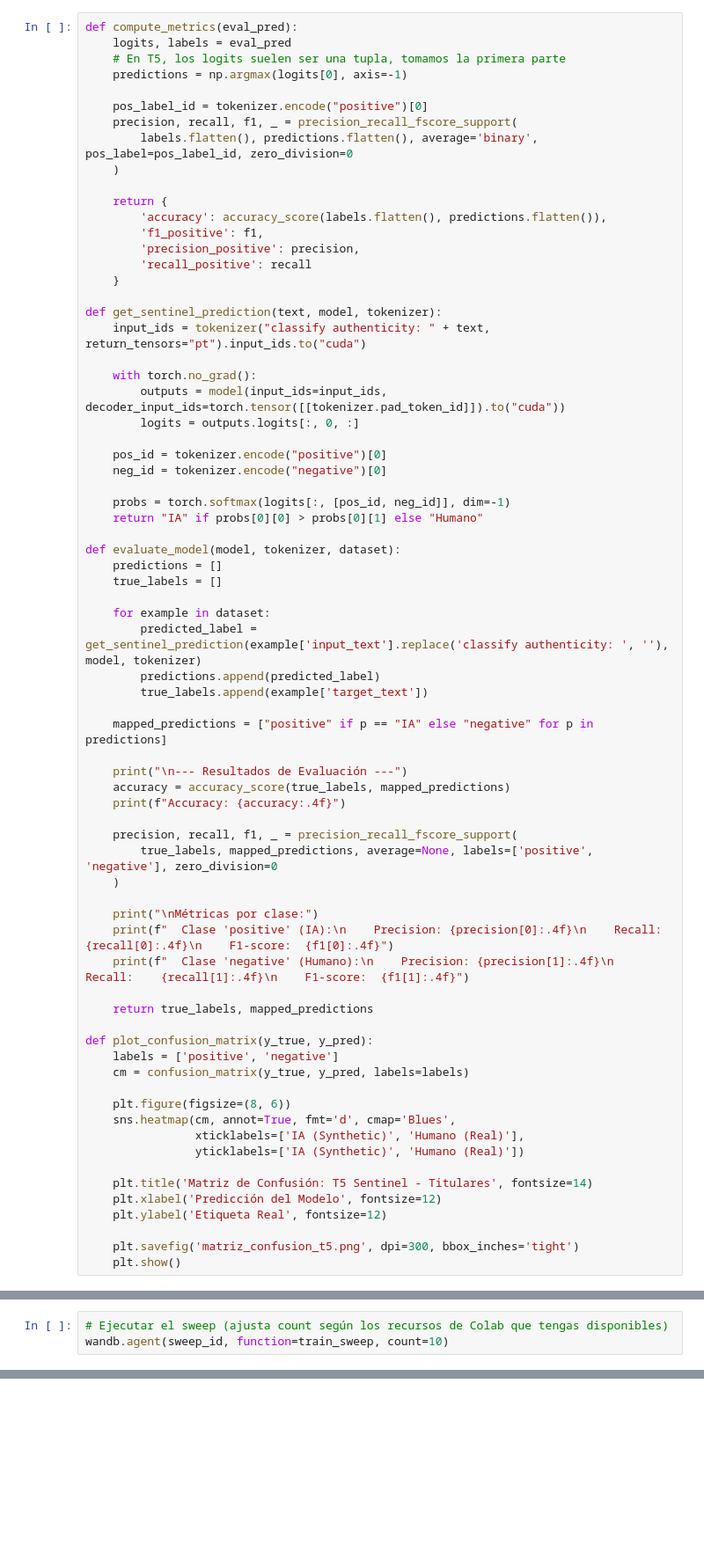
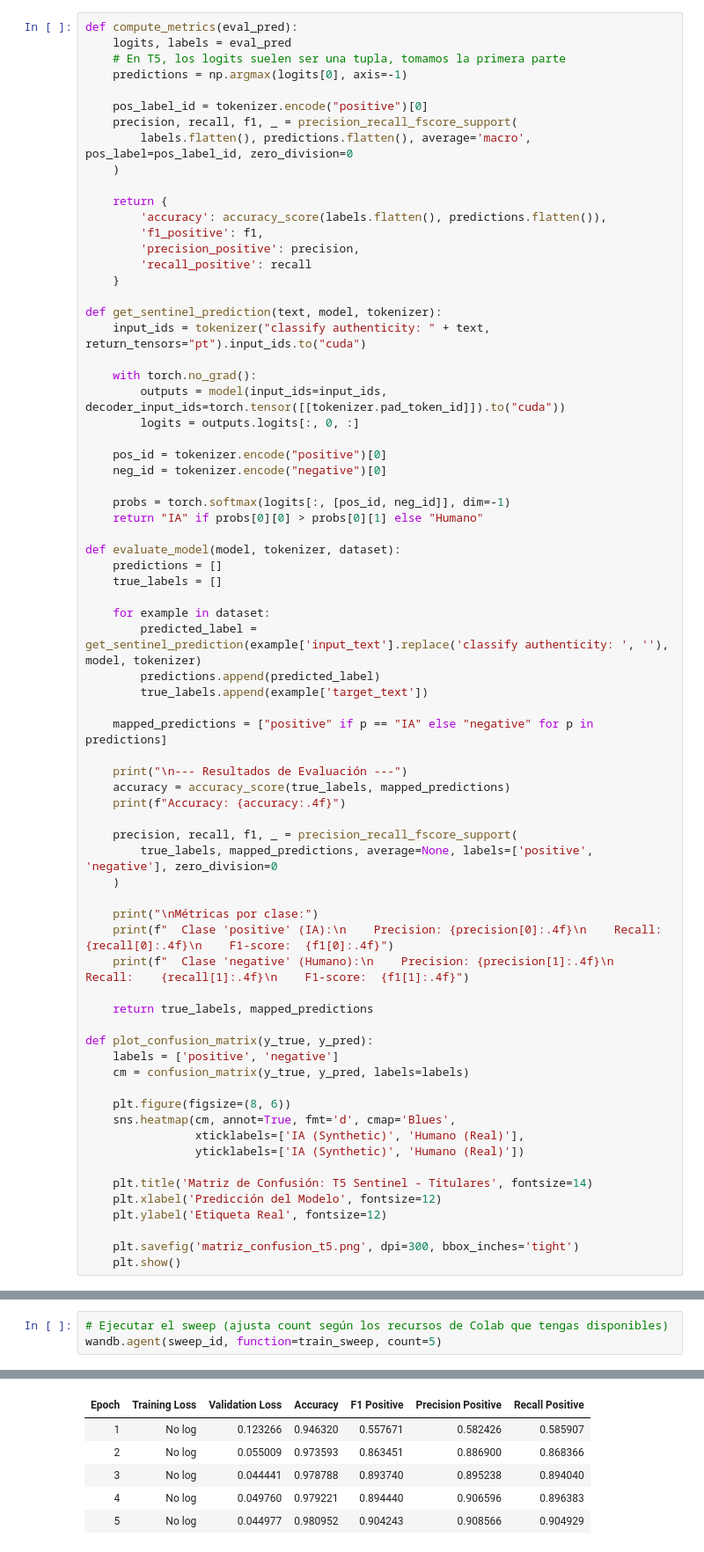
Before and after one commit to JavierPrior845/tfg-ai-text-detection, a Jupyter notebook: models/encoder-decoder/Encoder-Decoder-Titles-Sweep.ipynb, the cells around one changed output, grey strips where cells are left out. Shown at 88% size. Drawn from its saved outputs; the diff is of its cells as text; blank space fills up the shorter version.

Commit message:
fix: T5 sweep configuration

```diff
--- a/models/encoder-decoder/Encoder-Decoder-Titles-Sweep.ipynb
+++ b/models/encoder-decoder/Encoder-Decoder-Titles-Sweep.ipynb
@@ -63,7 +73,7 @@ def compute_metrics(eval_pred):
 
     pos_label_id = tokenizer.encode("positive")[0]
     precision, recall, f1, _ = precision_recall_fscore_support(
-        labels.flatten(), predictions.flatten(), average='binary', pos_label=pos_label_id, zero_division=0
+        labels.flatten(), predictions.flatten(), average='macro', pos_label=pos_label_id, zero_division=0
     )
 
     return {
@@ -188,4 +202,5 @@ def train_sweep():
         trainer.train()
 # %%
 # Ejecutar el sweep (ajusta count según los recursos de Colab que tengas disponibles)
-wandb.agent(sweep_id, function=train_sweep, count=10)
+wandb.agent(sweep_id, function=train_sweep, count=5)
+# %% [output]
@@ -191,0 +226,6 @@ wandb.agent(sweep_id, function=train_sweep, count=10)
+| Epoch | Training Loss | Validation Loss | Accuracy | F1 Positive | Precision Positive | Recall Positive |
+| 1 | No log | 0.123266 | 0.946320 | 0.557671 | 0.582426 | 0.585907 |
+| 2 | No log | 0.055009 | 0.973593 | 0.863451 | 0.886900 | 0.868366 |
+| 3 | No log | 0.044441 | 0.978788 | 0.893740 | 0.895238 | 0.894040 |
+| 4 | No log | 0.049760 | 0.979221 | 0.894440 | 0.906596 | 0.896383 |
+| 5 | No log | 0.044977 | 0.980952 | 0.904243 | 0.908566 | 0.904929 |
```
Also changed, not shown: parts of 5 cells of this notebook.
